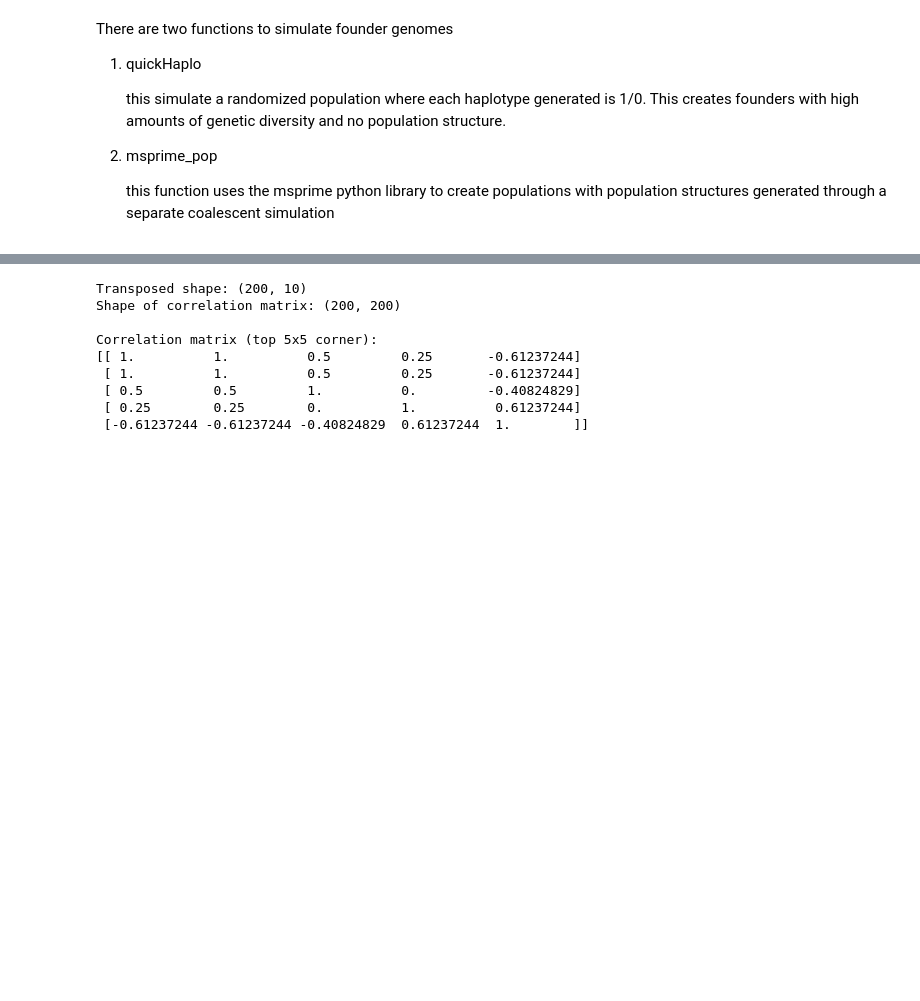
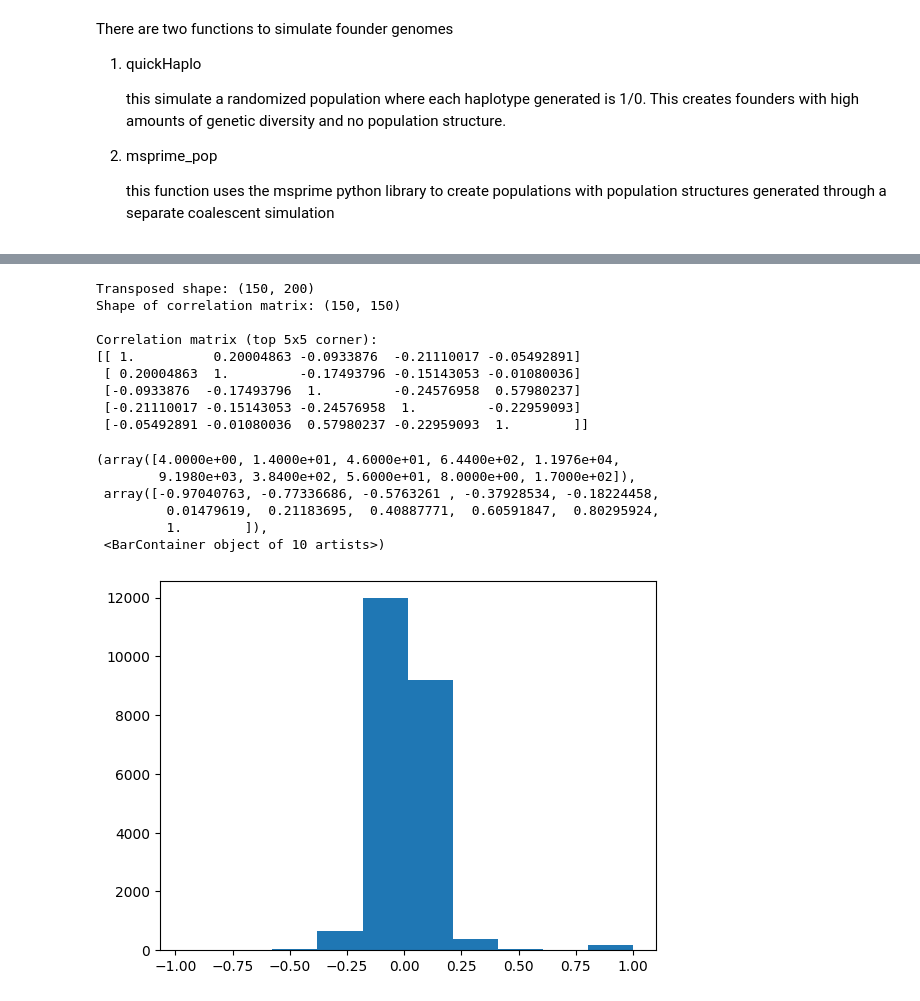
Before and after one commit to cjGO/chewc, a Jupyter notebook: nbs/tutorials/001_simulatingDNA.ipynb, the cells around one changed output, grey strips where cells are left out. Saved outputs shown, nothing was run; the diff lists cells and outputs as text; code cells hidden in the pictures; blank space fills up the shorter version.

```diff
--- a/nbs/tutorials/001_simulatingDNA.ipynb
+++ b/nbs/tutorials/001_simulatingDNA.ipynb
@@ -119,21 +81,32 @@ flattened_array.shape
 # %%
+import matplotlib.pyplot as plt
+import numpy as np
 # Transpose the array so that loci are in rows
-transposed_array = flattened_array.T
+transposed_array = founder_pop.haplo_matrix.T
 print(f"Transposed shape: {transposed_array.shape}")     # (loci, samples)
 
 # Calculate the correlation matrix
 locus_correlations = np.corrcoef(transposed_array)
 
 print(f"Shape of correlation matrix: {locus_correlations.shape}") # (loci, loci)
 print("\nCorrelation matrix (top 5x5 corner):")
 print(locus_correlations[:5, :5])
+
+plt.hist(locus_correlations.flatten())
 # %% [output]
-Transposed shape: (200, 10)
-Shape of correlation matrix: (200, 200)
+Transposed shape: (150, 200)
+Shape of correlation matrix: (150, 150)
 
 Correlation matrix (top 5x5 corner):
-[[ 1.          1.          0.5         0.25       -0.61237244]
- [ 1.          1.          0.5         0.25       -0.61237244]
- [ 0.5         0.5         1.          0.         -0.40824829]
- [ 0.25        0.25        0.          1.          0.61237244]
- [-0.61237244 -0.61237244 -0.40824829  0.61237244  1.        ]]
+[[ 1.          0.20004863 -0.0933876  -0.21110017 -0.05492891]
+ [ 0.20004863  1.         -0.17493796 -0.15143053 -0.01080036]
+ [-0.0933876  -0.17493796  1.         -0.24576958  0.57980237]
+ [-0.21110017 -0.15143053 -0.24576958  1.         -0.22959093]
+ [-0.05492891 -0.01080036  0.57980237 -0.22959093  1.        ]]
+(array([4.0000e+00, 1.4000e+01, 4.6000e+01, 6.4400e+02, 1.1976e+04,
+        9.1980e+03, 3.8400e+02, 5.6000e+01, 8.0000e+00, 1.7000e+02]),
+ array([-0.97040763, -0.77336686, -0.5763261 , -0.37928534, -0.18224458,
+         0.01479619,  0.21183695,  0.40887771,  0.60591847,  0.80295924,
+         1.        ]),
+ <BarContainer object of 10 artists>)
+[figure, added]
```
Also changed, not shown: parts of 19 cells of this notebook, 5 other files.
